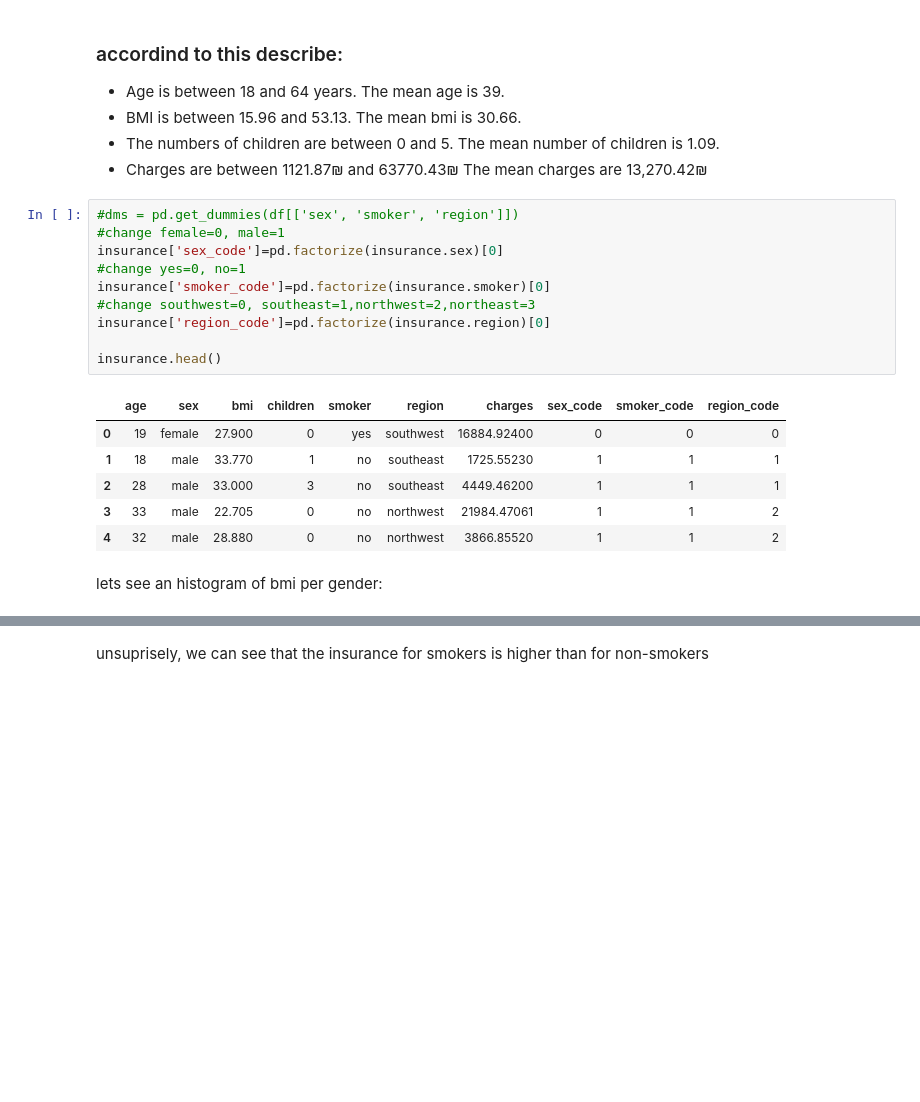
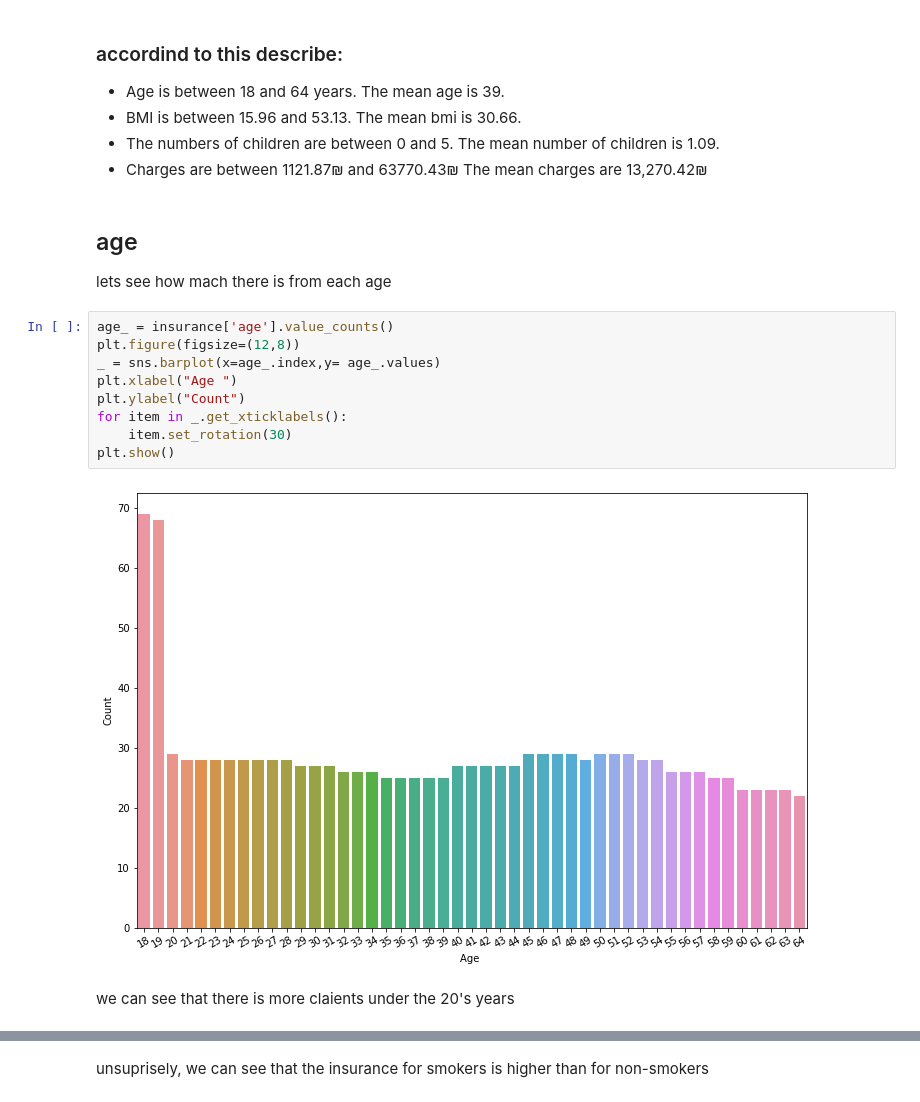
Before and after one commit to ortalcheriker/final-project-ai, a Jupyter notebook: Medical Cost Personal -regression.ipynb, the cells around one changed output, grey strips where cells are left out. Saved outputs shown, nothing was run; the diff lists cells and outputs as text; blank space fills up the shorter version.

```diff
--- a/Medical Cost Personal -regression.ipynb
+++ b/Medical Cost Personal -regression.ipynb
@@ -77,22 +67,19 @@ insurance.describe()
 - BMI is between 15.96 and 53.13. The mean bmi is 30.66.
 - The numbers of children are between 0 and 5. The mean number of children is 1.09.
 - Charges are between 1121.87₪ and 63770.43₪ The mean charges are 13,270.42₪
-# %%
-#dms = pd.get_dummies(df[['sex', 'smoker', 'region']])
-#change female=0, male=1
-insurance['sex_code']=pd.factorize(insurance.sex)[0]
-#change yes=0, no=1
-insurance['smoker_code']=pd.factorize(insurance.smoker)[0]
-#change southwest=0, southeast=1,northwest=2,northeast=3
-insurance['region_code']=pd.factorize(insurance.region)[0]
-
-insurance.head()
-# %% [output]
-|  | age | sex | bmi | children | smoker | region | charges | sex_code | smoker_code | region_code |
-| 0 | 19 | female | 27.900 | 0 | yes | southwest | 16884.92400 | 0 | 0 | 0 |
-| 1 | 18 | male | 33.770 | 1 | no | southeast | 1725.55230 | 1 | 1 | 1 |
-| 2 | 28 | male | 33.000 | 3 | no | southeast | 4449.46200 | 1 | 1 | 1 |
-| 3 | 33 | male | 22.705 | 0 | no | northwest | 21984.47061 | 1 | 1 | 2 |
-| 4 | 32 | male | 28.880 | 0 | no | northwest | 3866.85520 | 1 | 1 | 2 |
-# %% [markdown]
-lets see an histogram of bmi per gender:
+# %% [markdown]
+## age
+lets see how mach there is from each age
+# %%
+age_ = insurance['age'].value_counts()
+plt.figure(figsize=(12,8))
+_ = sns.barplot(x=age_.index,y= age_.values)
+plt.xlabel("Age ")
+plt.ylabel("Count")
+for item in _.get_xticklabels():
+    item.set_rotation(30)
+plt.show()
+# %% [output]
+[figure, added]
+# %% [markdown]
+we can see that there is more claients under the 20's years
```
Also changed, not shown: parts of 60 cells of this notebook, 1 other file.
